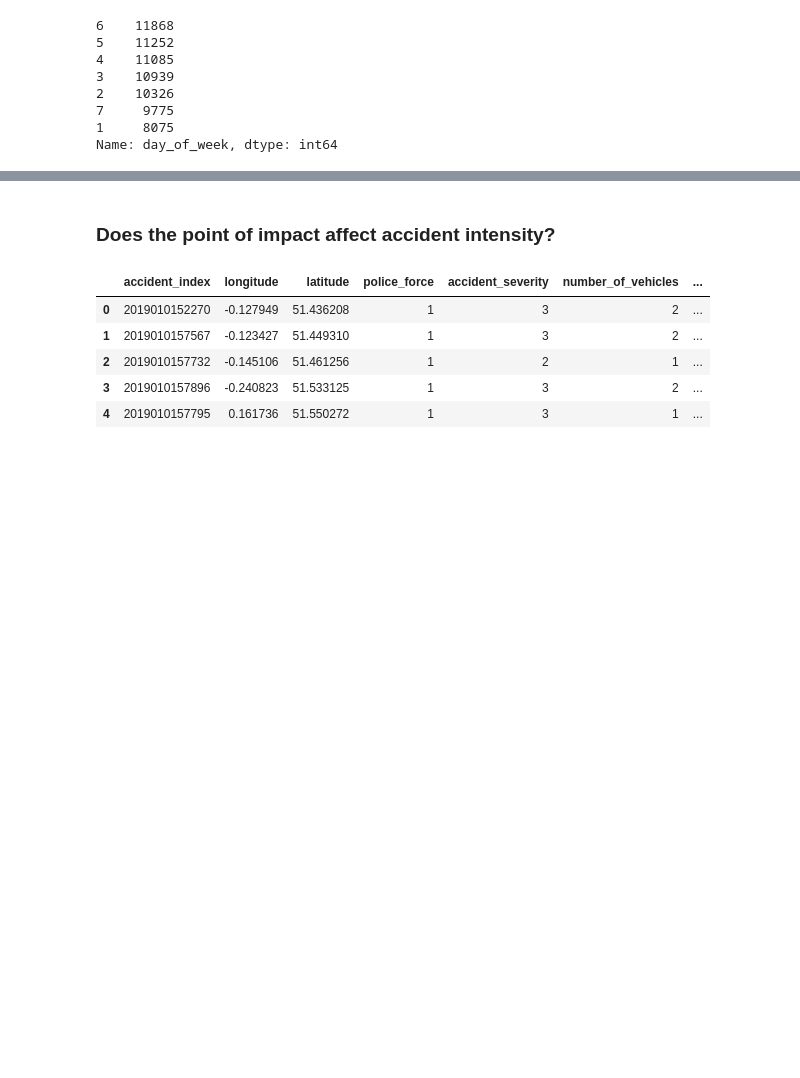
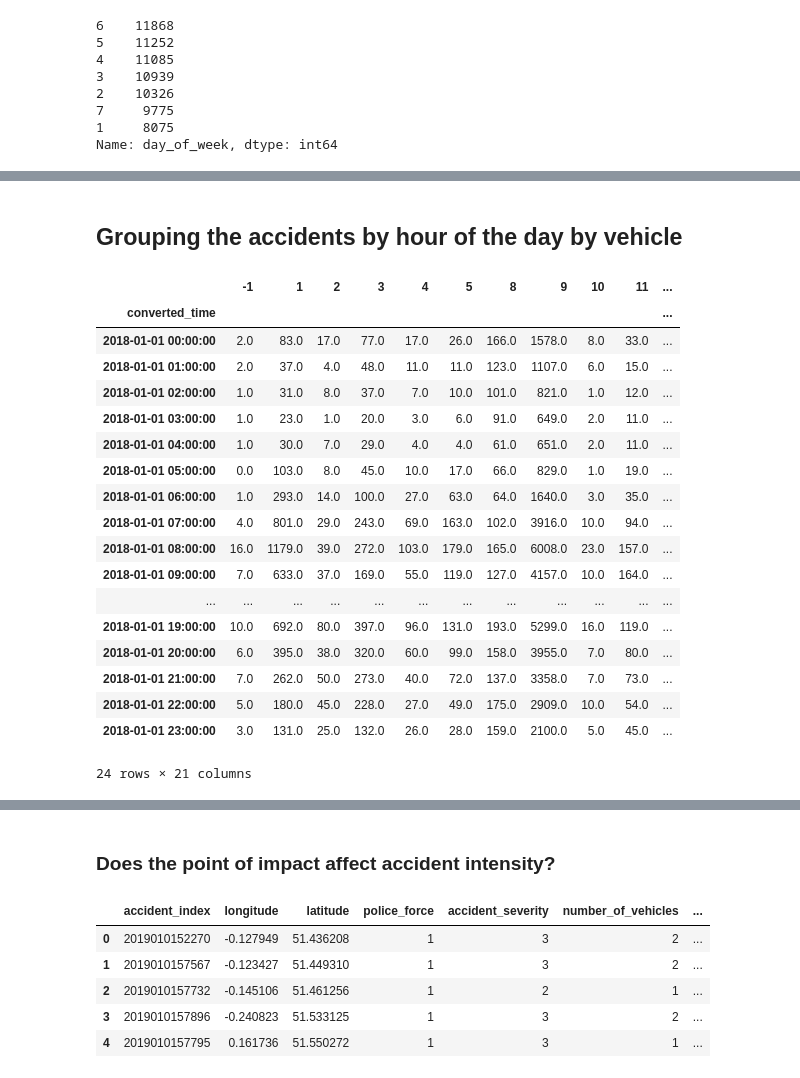
Before and after one commit to jakegodsall/road-traffic-accidents-2019, a Jupyter notebook: notebooks/EDA.ipynb, the cells around one changed output, grey strips where cells are left out. Cells and saved outputs as stored; diff of their text form; code cells hidden in the pictures; blank space fills up the shorter version.

```diff
--- a/notebooks/EDA.ipynb
+++ b/notebooks/EDA.ipynb
@@ -105,0 +109,24 @@ Name: day_of_week, dtype: int64
+# %%
+def group_by_day(df, feature='accident_index', is_categorical=False, function='sum'):
+    new_df = df.loc[:, ['day_of_week', feature]]
+    if (is_categorical):
+        one_hot = pd.get_dummies(new_df.loc[:, feature])
+        new_df = pd.concat([new_df, one_hot], axis=1)
+    grouped = new_df.groupby('day_of_week')
+    if (function == 'sum'):
+        return grouped.sum()
+    elif (function == 'count'):
+        return grouped.count()
+
+def group_by_time(df, freq, feature='accident_index', is_categorical=False, function='sum'):
+    new_df = df.loc[:, ['converted_time', feature]]
+    date = str(datetime.datetime.strptime('2018-01-01', '%Y-%m-%d').date())
+    new_df['converted_time'] = pd.to_datetime(date + " " + new_df.converted_time.astype(str))
+    if (is_categorical):
+        one_hot = pd.get_dummies(new_df.loc[:, feature])
+        new_df = pd.concat([new_df, one_hot], axis=1)
+    grouped = new_df.groupby(pd.Grouper(key='converted_time', freq=freq))
+    if (function == 'sum'):
+        return grouped.sum()
+    elif (function == 'count'):
+        return grouped.count()
@@ -105,0 +269,27 @@ Name: day_of_week, dtype: int64
+# %% [markdown]
+## Grouping the accidents by hour of the day by vehicle
+# %%
+vehicle_by_hour= group_by_time(accidents_vehicles, 'H', 'vehicle_type', True)
+vehicle_by_hour = vehicle_by_hour.drop('vehicle_type', axis=1)
+
+vehicle_by_hour
+# %% [output]
+|  | -1 | 1 | 2 | 3 | 4 | 5 | 8 | 9 | 10 | 11 | ... |
+| converted_time |  |  |  |  |  |  |  |  |  |  | ... |
+| 2018-01-01 00:00:00 | 2.0 | 83.0 | 17.0 | 77.0 | 17.0 | 26.0 | 166.0 | 1578.0 | 8.0 | 33.0 | ... |
+| 2018-01-01 01:00:00 | 2.0 | 37.0 | 4.0 | 48.0 | 11.0 | 11.0 | 123.0 | 1107.0 | 6.0 | 15.0 | ... |
+| 2018-01-01 02:00:00 | 1.0 | 31.0 | 8.0 | 37.0 | 7.0 | 10.0 | 101.0 | 821.0 | 1.0 | 12.0 | ... |
+| 2018-01-01 03:00:00 | 1.0 | 23.0 | 1.0 | 20.0 | 3.0 | 6.0 | 91.0 | 649.0 | 2.0 | 11.0 | ... |
+| 2018-01-01 04:00:00 | 1.0 | 30.0 | 7.0 | 29.0 | 4.0 | 4.0 | 61.0 | 651.0 | 2.0 | 11.0 | ... |
+| 2018-01-01 05:00:00 | 0.0 | 103.0 | 8.0 | 45.0 | 10.0 | 17.0 | 66.0 | 829.0 | 1.0 | 19.0 | ... |
+| 2018-01-01 06:00:00 | 1.0 | 293.0 | 14.0 | 100.0 | 27.0 | 63.0 | 64.0 | 1640.0 | 3.0 | 35.0 | ... |
+| 2018-01-01 07:00:00 | 4.0 | 801.0 | 29.0 | 243.0 | 69.0 | 163.0 | 102.0 | 3916.0 | 10.0 | 94.0 | ... |
+| 2018-01-01 08:00:00 | 16.0 | 1179.0 | 39.0 | 272.0 | 103.0 | 179.0 | 165.0 | 6008.0 | 23.0 | 157.0 | ... |
+| 2018-01-01 09:00:00 | 7.0 | 633.0 | 37.0 | 169.0 | 55.0 | 119.0 | 127.0 | 4157.0 | 10.0 | 164.0 | ... |
+| ... | ... | ... | ... | ... | ... | ... | ... | ... | ... | ... | ... |
+| 2018-01-01 19:00:00 | 10.0 | 692.0 | 80.0 | 397.0 | 96.0 | 131.0 | 193.0 | 5299.0 | 16.0 | 119.0 | ... |
+| 2018-01-01 20:00:00 | 6.0 | 395.0 | 38.0 | 320.0 | 60.0 | 99.0 | 158.0 | 3955.0 | 7.0 | 80.0 | ... |
+| 2018-01-01 21:00:00 | 7.0 | 262.0 | 50.0 | 273.0 | 40.0 | 72.0 | 137.0 | 3358.0 | 7.0 | 73.0 | ... |
+| 2018-01-01 22:00:00 | 5.0 | 180.0 | 45.0 | 228.0 | 27.0 | 49.0 | 175.0 | 2909.0 | 10.0 | 54.0 | ... |
+| 2018-01-01 23:00:00 | 3.0 | 131.0 | 25.0 | 132.0 | 26.0 | 28.0 | 159.0 | 2100.0 | 5.0 | 45.0 | ... |
+24 rows × 21 columns
```
Also changed, not shown: parts of 18 cells of this notebook, 4 other files.
